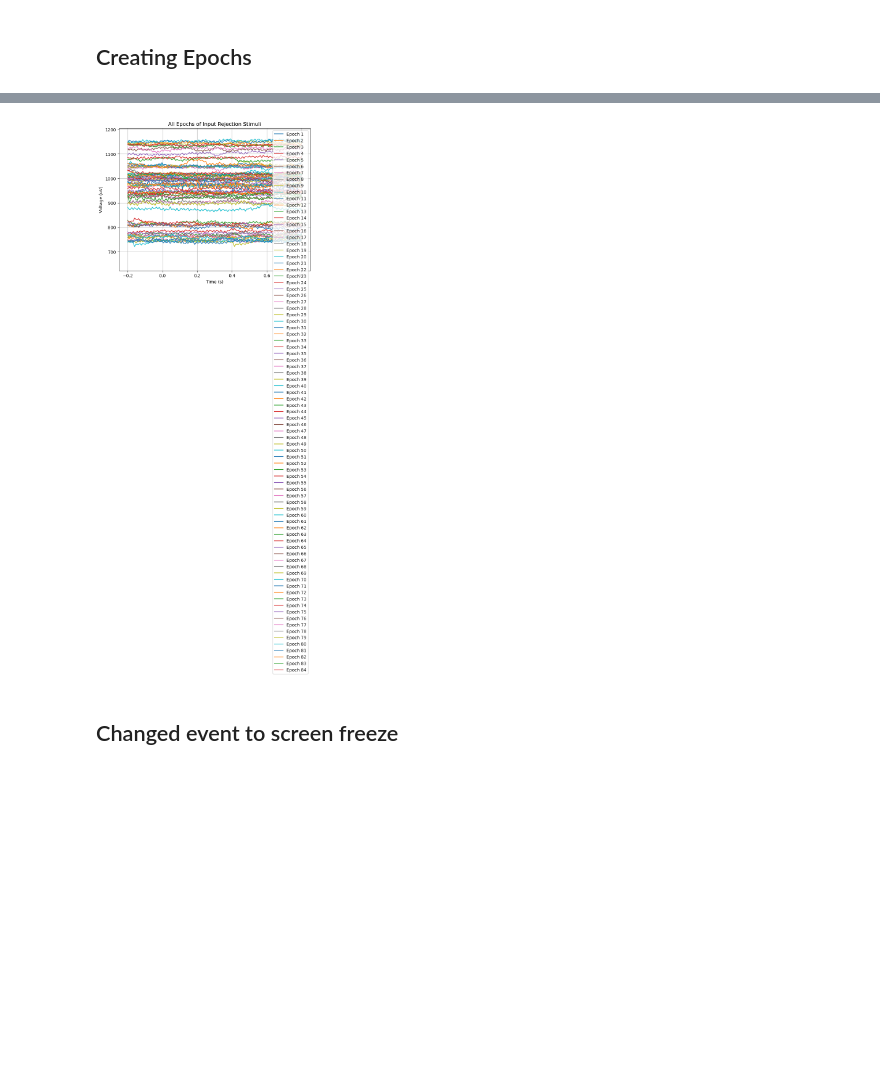
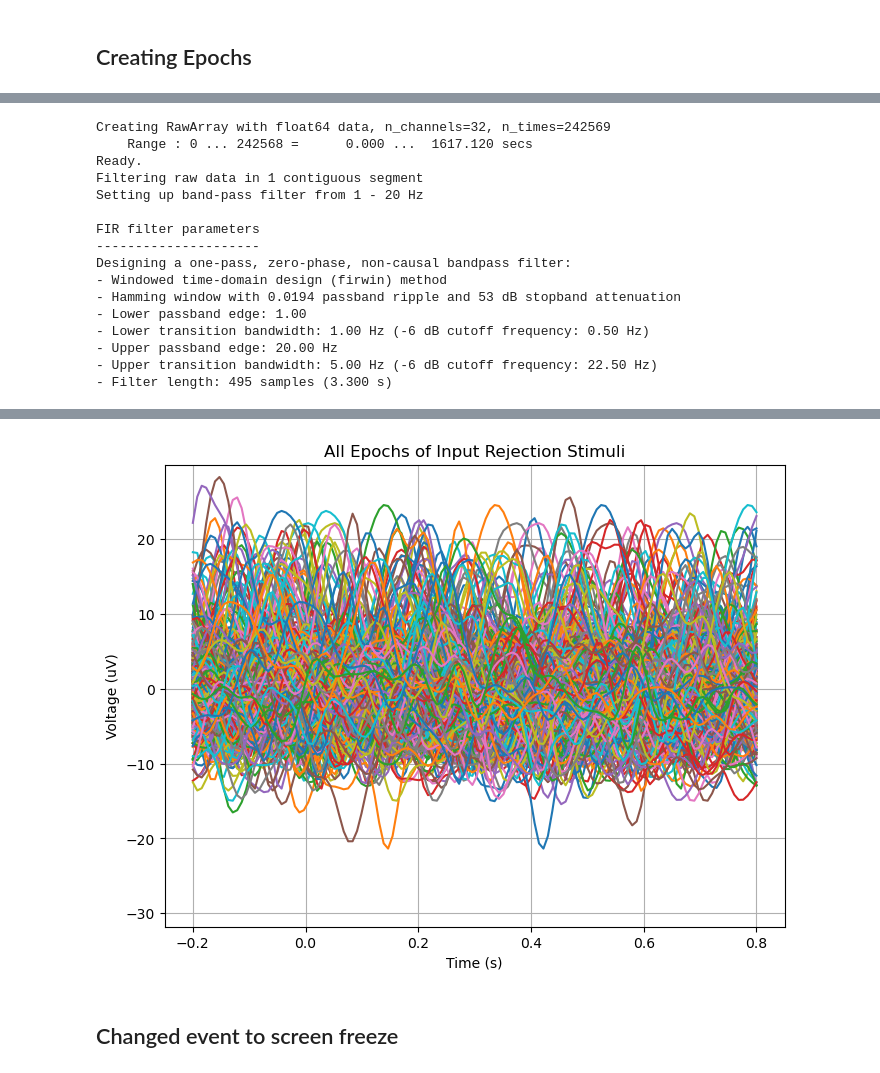
Before and after one commit to jeff-yc-wong/BCI_Project, a Jupyter notebook: eeg_analysis.ipynb, the cells around one changed output, grey strips where cells are left out. Cells and saved outputs as stored; diff of their text form; code cells hidden in the pictures; blank space fills up the shorter version.

Commit message:
Used Filtering to get better data

```diff
--- a/eeg_analysis.ipynb
+++ b/eeg_analysis.ipynb
@@ -270,6 +288,7 @@ for i, random_index in enumerate(random_indices):
 import numpy as np
 import matplotlib.pyplot as plt
 import scipy.io
+import mne
 
 # Load data from the file S00.mat
 mat_data = scipy.io.loadmat('data/S00.mat')
@@ -280,7 +299,7 @@ Y = mat_data['Y'][0, 3191:]
 I = mat_data['I'][0, 3191:]
 
 # Define the event codes (Y values) for ERPs
-event_codes = [3, 4]
+event_codes = [3,4]
 
 # Set values in Y outside the event codes to 0
 Y_events = np.where(np.isin(Y, event_codes), Y, 0)
@@ -292,8 +311,25 @@ event_indices = np.where(Y_events > 0)[0]
 time_window_before = 0.2  # 200 milliseconds before event
 time_window_after = 0.8  # 800 milliseconds after event
 
+# Filter EEG data with MNE
+sfreq = 150  # Sampling frequency in Hz, you might need to change this
+low_freq = 1  # Low pass frequency
+high_freq = 20  # High pass frequency
+
+# Create MNE info structure
+info = mne.create_info(ch_names=[f'EEG{i+1}' for i in range(X.shape[0])], sfreq=sfreq, ch_types='eeg')
+
+# Create MNE RawArray object
+raw = mne.io.RawArray(X, info)
+
+# Filter the data
+raw.filter(l_freq=low_freq, h_freq=high_freq, fir_design='firwin')
+
+# Get the filtered data from MNE RawArray
+X_filtered = raw.get_data()
+
 # Calculate the average EEG across the selected channels
-average_eeg = np.mean(X, axis=0)
+average_eeg = np.mean(X_filtered, axis=0)
 
 # Calculate the min and max of the average EEG for scaling
 eeg_min = np.min(average_eeg)
@@ -318,7 +354,23 @@ plt.xlabel('Time (s)')
 plt.ylabel('Voltage (uV)')
 plt.title('All Epochs of Input Rejection Stimuli')
 plt.ylim(eeg_min, eeg_max)  # Set y-axis limits
-plt.legend()
+
 plt.grid(True)
 plt.show()
 # %% [output]
+Creating RawArray with float64 data, n_channels=32, n_times=242569
+    Range : 0 ... 242568 =      0.000 ...  1617.120 secs
+Ready.
+Filtering raw data in 1 contiguous segment
+Setting up band-pass filter from 1 - 20 Hz
+
+FIR filter parameters
+---------------------
+Designing a one-pass, zero-phase, non-causal bandpass filter:
+- Windowed time-domain design (firwin) method
+- Hamming window with 0.0194 passband ripple and 53 dB stopband attenuation
+- Lower passband edge: 1.00
+- Lower transition bandwidth: 1.00 Hz (-6 dB cutoff frequency: 0.50 Hz)
+- Upper passband edge: 20.00 Hz
+- Upper transition bandwidth: 5.00 Hz (-6 dB cutoff frequency: 22.50 Hz)
+- Filter length: 495 samples (3.300 s)
@@ -325,4 +378,4 @@ plt.show()
-[figure, old version]
+[figure, new version]
 # %% [markdown]
 ## Changed event to screen freeze
 # %%
```
Also changed, not shown: parts of 5 cells of this notebook.
